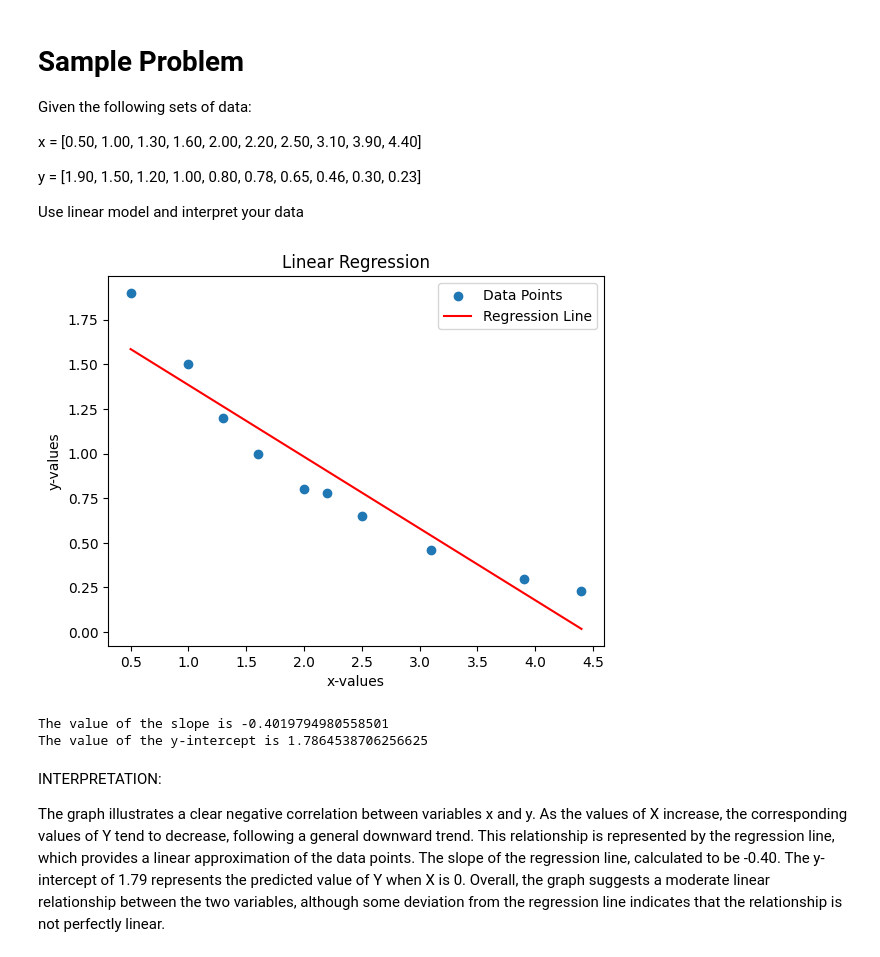
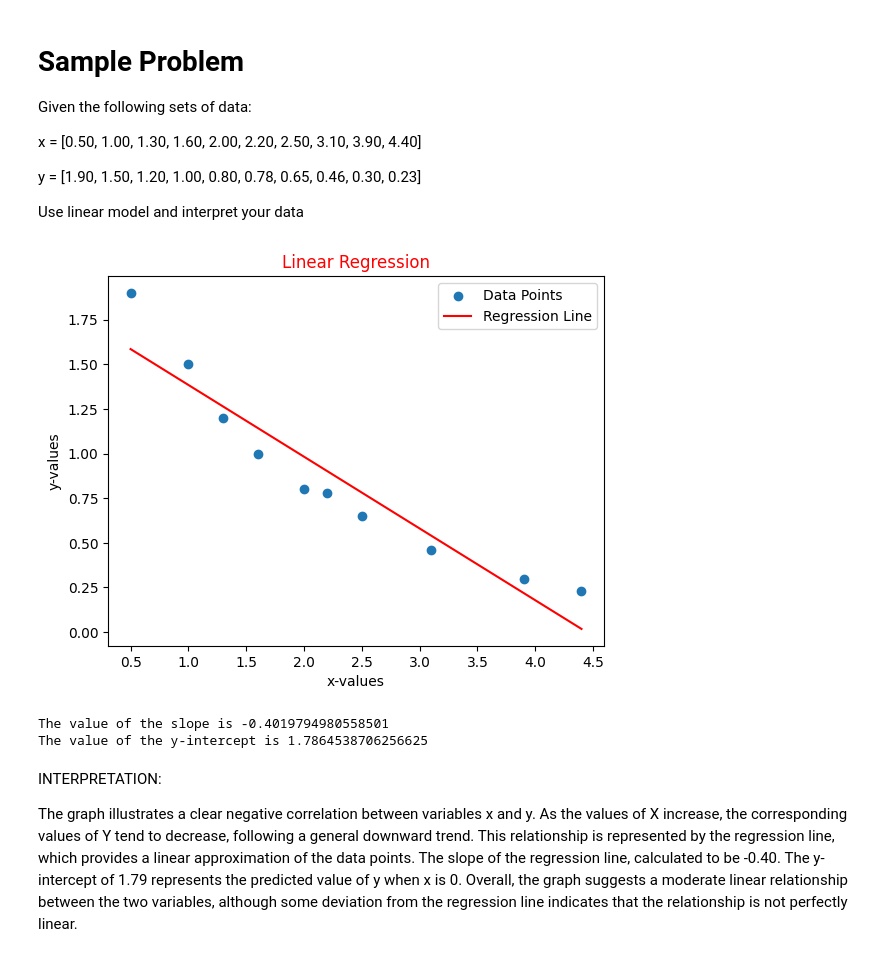
Before and after one commit to jreadia/VDA-CPE-031-CPE21S4, a Jupyter notebook: Adia_CPE_031_Exercise_No_11.ipynb, the cells around one changed output. Drawn from its saved outputs; the diff is of its cells as text; code cells hidden in the pictures.

```diff
--- a/Adia_CPE_031_Exercise_No_11.ipynb
+++ b/Adia_CPE_031_Exercise_No_11.ipynb
@@ -12,35 +12,35 @@ Use linear model and interpret your data
 # %%
 import pandas as pd
 import numpy as np
 import matplotlib.pyplot as plt
 
 # Inputting the given data
 x = np.array ([0.50, 1.00, 1.30, 1.60, 2.00, 2.20, 2.50, 3.10, 3.90, 4.40])
 y = np.array ([1.90, 1.50, 1.20, 1.00, 0.80, 0.78, 0.65, 0.46, 0.30, 0.23])
 
 # Calculate the slope and y-intercept
 slope, intercept = np.polyfit(x, y, 1)
 
 # Calculate the predicted values of y using the regression line equation
 y_pred = slope * x + intercept
 
 # Plot the data points and show the regression line
 plt.scatter(x, y, label='Data Points')
 plt.plot(x, y_pred, color='red', label='Regression Line')
 plt.xlabel('x-values')
 plt.ylabel('y-values')
-plt.title('Linear Regression')
+plt.title('Linear Regression', color="red")
 plt.legend()
 plt.show()
 
 # Print the values
 print(f"The value of the slope is {slope}")
 print(f"The value of the y-intercept is {intercept}")
 # %% [output]
-[figure, old version]
+[figure, new version]
 The value of the slope is -0.4019794980558501
 The value of the y-intercept is 1.7864538706256625
 # %% [markdown]
 INTERPRETATION:
 
-The graph illustrates a clear negative correlation between variables x and y. As the values of X increase, the corresponding values of Y tend to decrease, following a general downward trend. This relationship is represented by the regression line, which provides a linear approximation of the data points. The slope of the regression line, calculated to be -0.40. The y-intercept of 1.79 represents the predicted value of Y when X is 0. Overall, the graph suggests a moderate linear relationship between the two variables, although some deviation from the regression line indicates that the relationship is not perfectly linear.
+The graph illustrates a clear negative correlation between variables x and y. As the values of X increase, the corresponding values of Y tend to decrease, following a general downward trend. This relationship is represented by the regression line, which provides a linear approximation of the data points. The slope of the regression line, calculated to be -0.40. The y-intercept of 1.79 represents the predicted value of y when x is 0. Overall, the graph suggests a moderate linear relationship between the two variables, although some deviation from the regression line indicates that the relationship is not perfectly linear.
```
